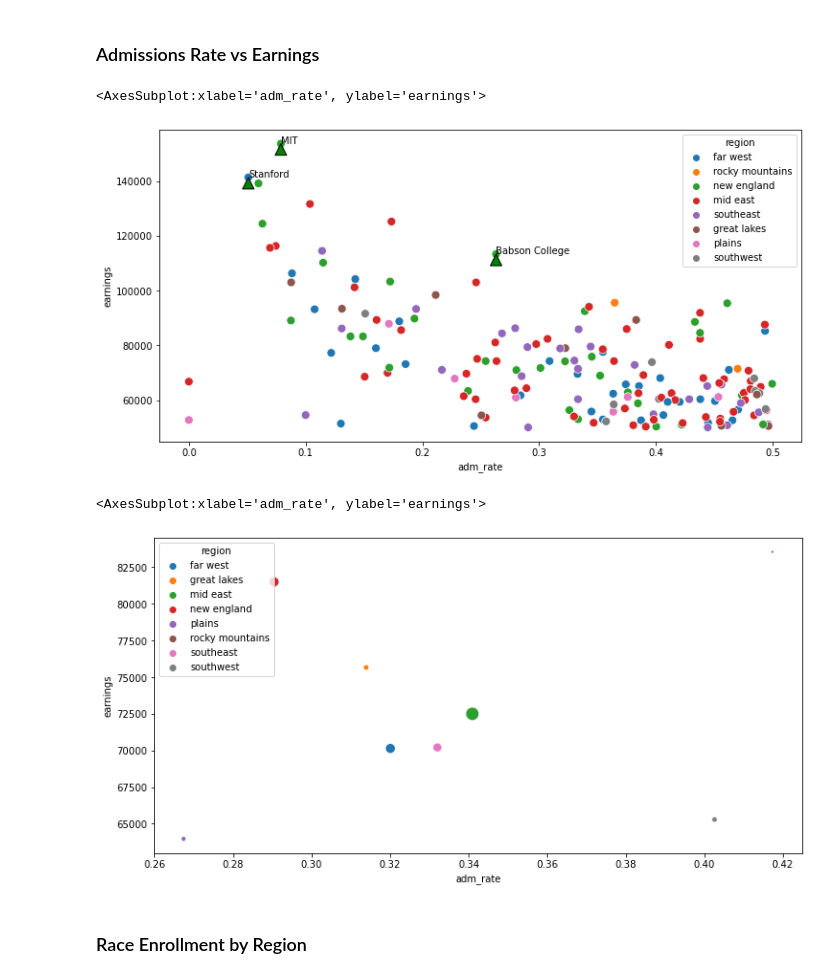
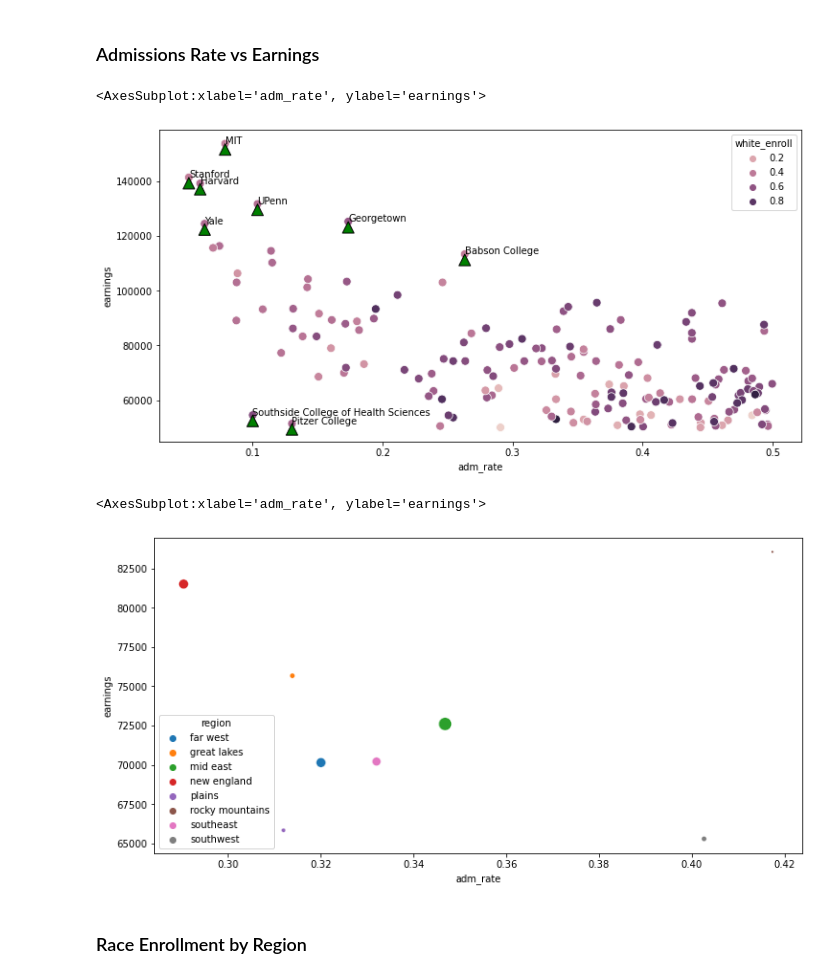
Before and after one commit to judyyy-z/college_scorecard, a Jupyter notebook: college_scorecard.ipynb, the cells around one changed output. Cells and saved outputs as stored; diff of their text form; code cells hidden in the pictures.

```diff
--- a/college_scorecard.ipynb
+++ b/college_scorecard.ipynb
@@ -6,8 +6,8 @@ import seaborn as sns
 # %% [markdown]
 ## Reading Data
 # %%
-df = pd.read_csv('MERGED2014_15_PP.csv')
-df_2 = pd.read_csv('MERGED2018_19_PP.csv')
+df = pd.read_csv('./MERGED2014_15_PP.csv')
+df_2 = pd.read_csv('./MERGED2018_19_PP.csv')
 # %% [markdown]
 ## Renaming Data Values
 # %%
@@ -302,27 +316,35 @@ sns.scatterplot(x='asian_enroll', y='earnings',hue='region',data=earn2, s=earn.g
 # %%
 clean = df_merge.dropna(subset=['earnings','adm_rate'])
 clean = clean[clean.earnings>50000]
 clean = clean[clean.adm_rate<0.5]
+clean = clean[clean.adm_rate>0]
 
 plt.figure(figsize=(12,6))
-plt.annotate(s='Stanford', xy=(0.0509, 141300.0), arrowprops = dict(facecolor ='green', shrink = 0.05))
-plt.annotate(s='MIT', xy=(0.0788, 153600.0), arrowprops = dict(facecolor ='green', shrink = 0.05))
-plt.annotate(s='Babson College', xy=(0.2631, 113300.0), arrowprops = dict(facecolor ='green', shrink = 0.05))
-sns.scatterplot(x='adm_rate', y='earnings',hue='region',data=clean, s=80)
+plt.annotate('Stanford', xy=(0.0509, 141300.0), arrowprops = dict(facecolor ='green', shrink = 0.05))
+plt.annotate('MIT', xy=(0.0788, 153600.0), arrowprops = dict(facecolor ='green', shrink = 0.05))
+plt.annotate('Harvard', xy=(0.0596, 139100.0), arrowprops = dict(facecolor ='green', shrink = 0.05))
+plt.annotate('UPenn', xy=(0.1037, 131600.0), arrowprops = dict(facecolor ='green', shrink = 0.05))
+plt.annotate('Yale', xy=(0.0630, 124400.0), arrowprops = dict(facecolor ='green', shrink = 0.05))
+plt.annotate('Babson College', xy=(0.2631, 113300.0), arrowprops = dict(facecolor ='green', shrink = 0.05))
+plt.annotate('Southside College of Health Sciences', xy=(0.1, 54600.0), arrowprops = dict(facecolor ='green', shrink = 0.05))
+plt.annotate('Georgetown', xy=(0.1735, 125200.0), arrowprops = dict(facecolor ='green', shrink = 0.05))
+plt.annotate('Pitzer College', xy=(0.1302, 51500.0), arrowprops = dict(facecolor ='green', shrink = 0.05))
+sns.scatterplot(x='adm_rate', y='earnings',hue='white_enroll',data=clean, s=80)
 # %% [output]
 <AxesSubplot:xlabel='adm_rate', ylabel='earnings'>
-[figure, old version]
+[figure, new version]
 # %%
 clean = df_merge.dropna(subset=['earnings','adm_rate'])
 clean = clean[clean.earnings>50000]
 clean = clean[clean.adm_rate<0.5]
+clean = clean[clean.adm_rate>0]
 clean2 = clean.groupby('region').mean()
 
 plt.figure(figsize=(12,6))
 sns.scatterplot(x='adm_rate', y='earnings',hue='region',data=clean2, s=clean.groupby(['region']).count()['name']*3)
 # %% [output]
 <AxesSubplot:xlabel='adm_rate', ylabel='earnings'>
-[figure, old version]
+[figure, new version]
 # %% [markdown]
 ### Race Enrollment by Region
 # %% [markdown]
```
Also changed, not shown: parts of 22 cells of this notebook.
